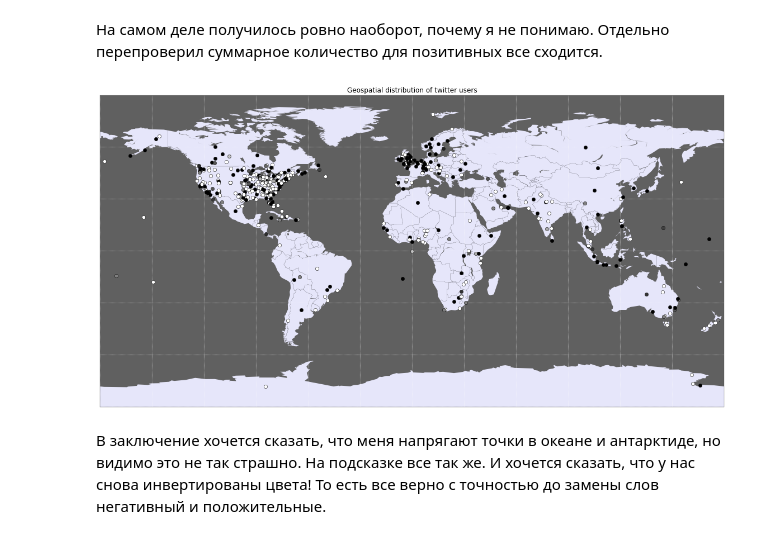
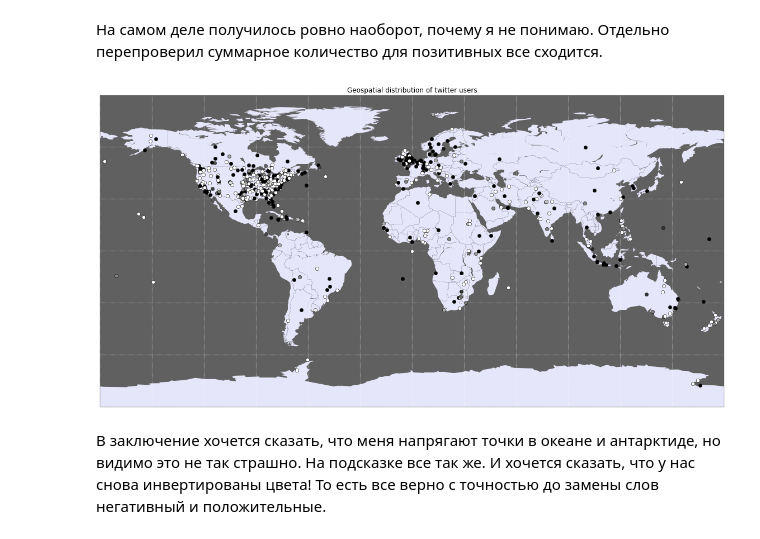
Before and after one commit to feldsherov/techsphere_DM, a Jupyter notebook: lecture-1/homework-1.ipynb, the cells around one changed output. Saved outputs shown, nothing was run; the diff lists cells and outputs as text; code cells hidden in the pictures.

```diff
--- a/lecture-1/homework-1.ipynb
+++ b/lecture-1/homework-1.ipynb
@@ -158,7 +158,7 @@ def get_coordinates_by_location(location):
         return (None, None, None)
 
     first_match = data["geonames"][0]
-    return (float(first_match["lng"]), float(first_match["lat"]), first_match["countryName"])
+    return (float(first_match["lat"]), float(first_match["lng"]), first_match["countryName"])
 
 print get_coordinates_by_location("Irvine, CA") #check call
 # %% [output]
@@ -300,35 +314,35 @@ m.drawcountries(linewidth=0.2)
 m.fillcontinents(color='lavender', lake_color='#606060')
 m.drawmapboundary(linewidth=0.2, fill_color='#606060')
 m.drawparallels(np.arange(-90,90,30),labels=[0,0,0,0], color='white', linewidth=0.5)
 m.drawmeridians(np.arange(0,360,30),labels=[0,0,0,0], color='white', linewidth=0.5)
 
 def plot_points_on_map(df_full):
     """
     Plot points on the map. Be creative.
     """
     points_dict = dict() # сначала сложим все точки в словарь
 
     df_selected = df_full.loc[:, ["lat", "lon", "class"]]
     for row_id in range(len(df_selected)):
         if not math.isnan(df_selected["lat"][row_id]) and not math.isnan(df_selected["lon"][row_id]):
             if (df_selected["lat"][row_id], df_selected["lon"][row_id]) not in points_dict.keys():
                 points_dict[(df_selected["lat"][row_id], df_selected["lon"][row_id])] = (0, 0)
             old_val = points_dict[(df_selected["lat"][row_id], df_selected["lon"][row_id])]
             cls = df_selected["class"][row_id]
             points_dict[(df_selected["lat"][row_id], df_selected["lon"][row_id])] = (old_val[0] + 1 - cls, old_val[1] + cls)
 
     for lat, lon in points_dict:
         val = points_dict[(lat, lon)]
         neg, pos = val
-        m.plot(lat, lon, "o", color=(str(float(neg) / (neg + pos)))) # а теперь чем чернее точка тем более она негативная :)
+        m.plot(lon, lat, "o", color=(str(float(neg) / (neg + pos)))) # а теперь чем чернее точка тем более она негативная :)
 
 plot_points_on_map(df_full)
 
 pl.title("Geospatial distribution of twitter users")
 pl.legend()
 pl.show()
 # %% [output]
-[figure, old version]
+[figure, new version]
 # %% [markdown]
 В заключение хочется сказать, что меня напрягают точки в океане и антарктиде, но видимо это не так страшно. На подсказке все так же. И хочется сказать, что у нас снова инвертированы цвета! То есть все верно с точностью до замены слов негативный и положительные.
 # %% [markdown]
```
Also changed, not shown: parts of 4 cells of this notebook, 1 other file.
